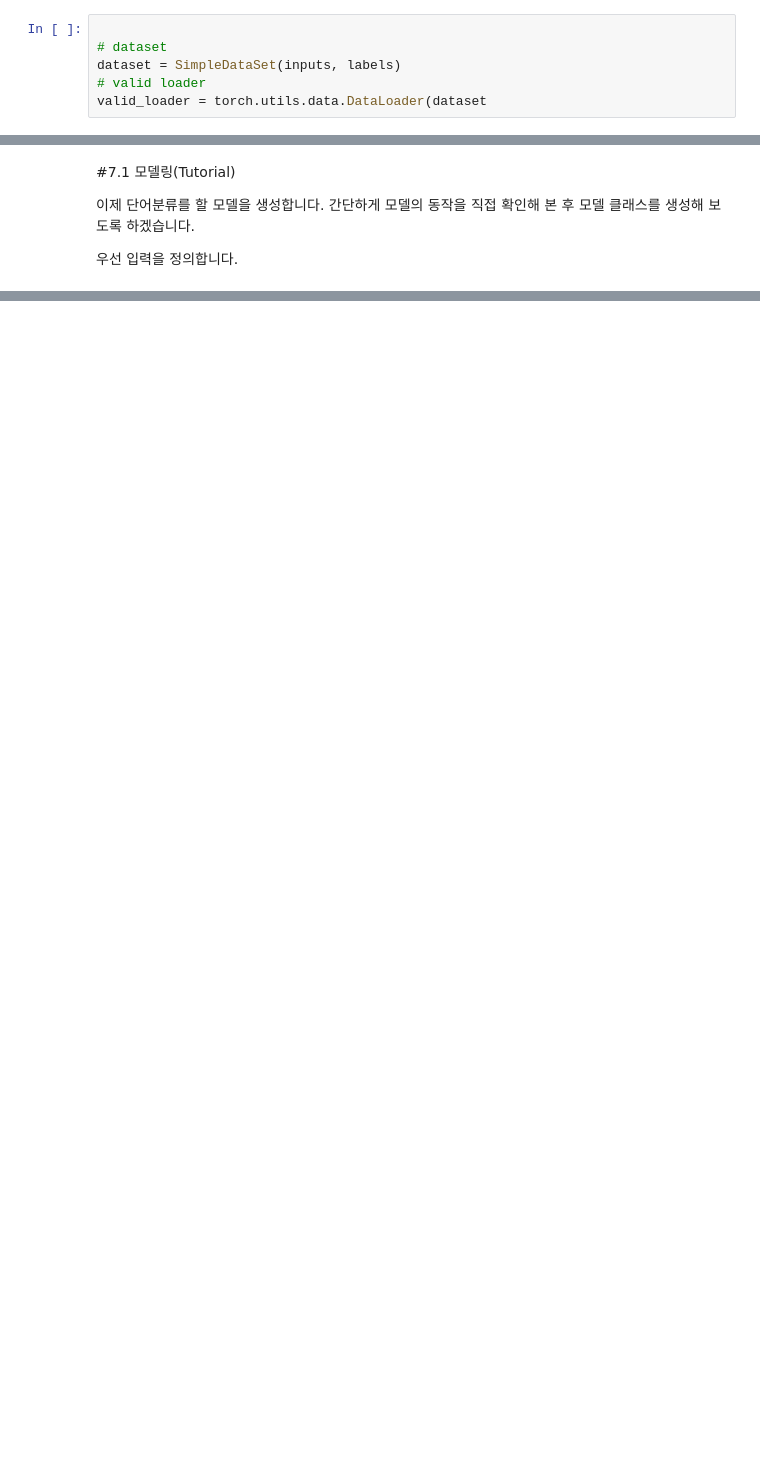
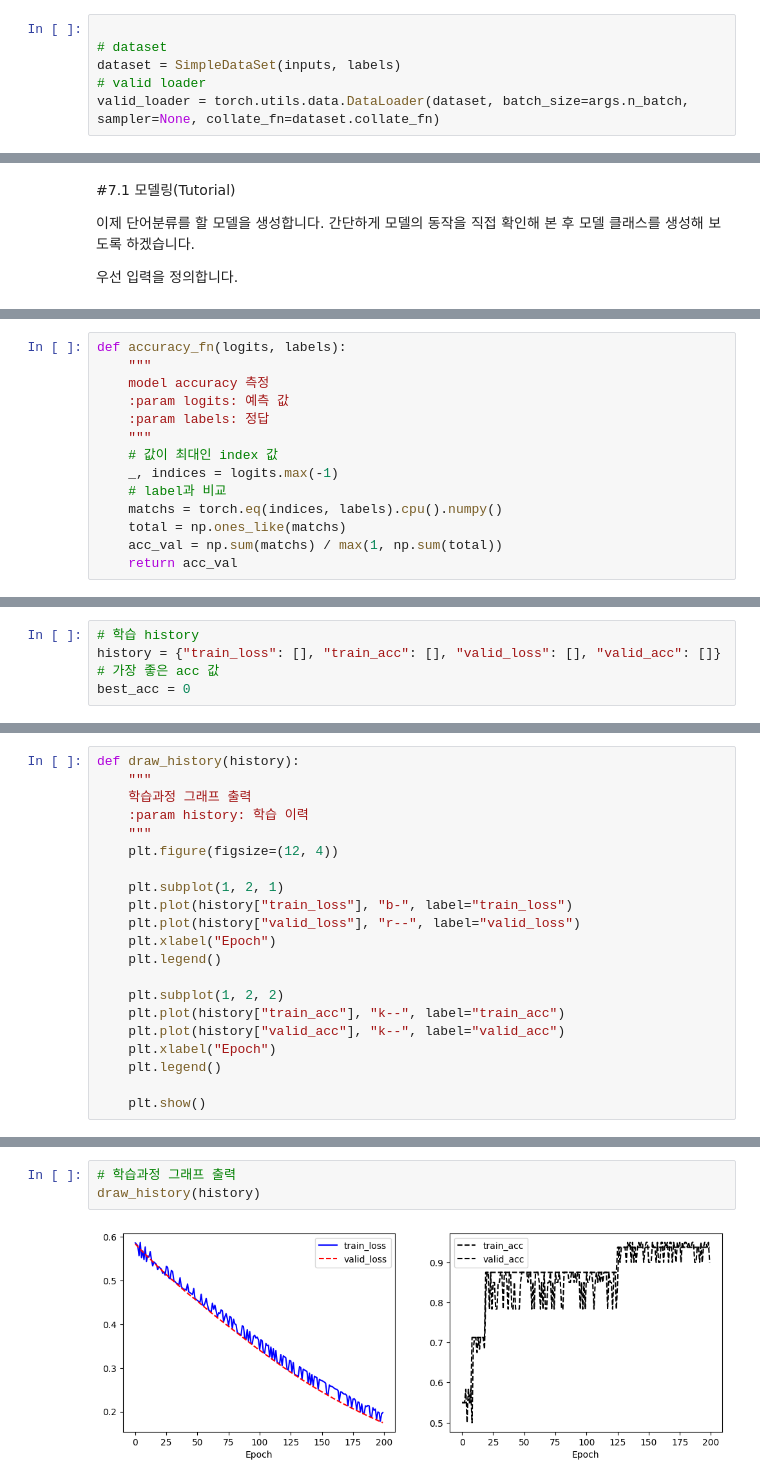
Before and after one commit to mmoossun/ReinforceNLP, a Jupyter notebook: 01-01-sequence-prediction.ipynb, the cells around one changed output, grey strips where cells are left out. Saved outputs shown, nothing was run; the diff lists cells and outputs as text; blank space fills up the shorter version.

```diff
--- a/01-01-sequence-prediction.ipynb
+++ b/01-01-sequence-prediction.ipynb
@@ -242,7 +252,7 @@ train_loader = torch.utils.data.DataLoader(dataset, batch_size=args.n_batch, sam
 # dataset
 dataset = SimpleDataSet(inputs, labels)
 # valid loader
-valid_loader = torch.utils.data.DataLoader(dataset
+valid_loader = torch.utils.data.DataLoader(dataset, batch_size=args.n_batch, sampler=None, collate_fn=dataset.collate_fn)
 # %% [markdown]
 검증용 데이터와 동일한 방법으로 테스트용 데이터 처리를 위한 Test data loader를 생성합니다.
 # %%
@@ -258,0 +384,14 @@ test_loader = torch.utils.data.DataLoader(dataset, batch_size
+# %%
+def accuracy_fn(logits, labels):
+    """
+    model accuracy 측정
+    :param logits: 예측 값
+    :param labels: 정답
+    """
+    # 값이 최대인 index 값
+    _, indices = logits.max(-1)
+    # label과 비교
+    matchs = torch.eq(indices, labels).cpu().numpy()
+    total = np.ones_like(matchs)
+    acc_val = np.sum(matchs) / max(1, np.sum(total))
+    return acc_val
@@ -258,0 +504,5 @@ test_loader = torch.utils.data.DataLoader(dataset, batch_size
+# %%
+# 학습 history
+history = {"train_loss": [], "train_acc": [], "valid_loss": [], "valid_acc": []}
+# 가장 좋은 acc 값
+best_acc = 0
@@ -258,0 +568,21 @@ test_loader = torch.utils.data.DataLoader(dataset, batch_size
+# %%
+def draw_history(history):
+    """
+    학습과정 그래프 출력
+    :param history: 학습 이력
+    """
+    plt.figure(figsize=(12, 4))
+
+    plt.subplot(1, 2, 1)
+    plt.plot(history["train_loss"], "b-", label="train_loss")
+    plt.plot(history["valid_loss"], "r--", label="valid_loss")
+    plt.xlabel("Epoch")
+    plt.legend()
+
+    plt.subplot(1, 2, 2)
+    plt.plot(history["train_acc"], "k--", label="train_acc")
+    plt.plot(history["valid_acc"], "k--", label="valid_acc")
+    plt.xlabel("Epoch")
+    plt.legend()
+
+    plt.show()
@@ -258,0 +591,5 @@ test_loader = torch.utils.data.DataLoader(dataset, batch_size
+# %%
+# 학습과정 그래프 출력
+draw_history(history)
+# %% [output]
+[figure, added]
```
Also changed, not shown: parts of 55 cells of this notebook.
